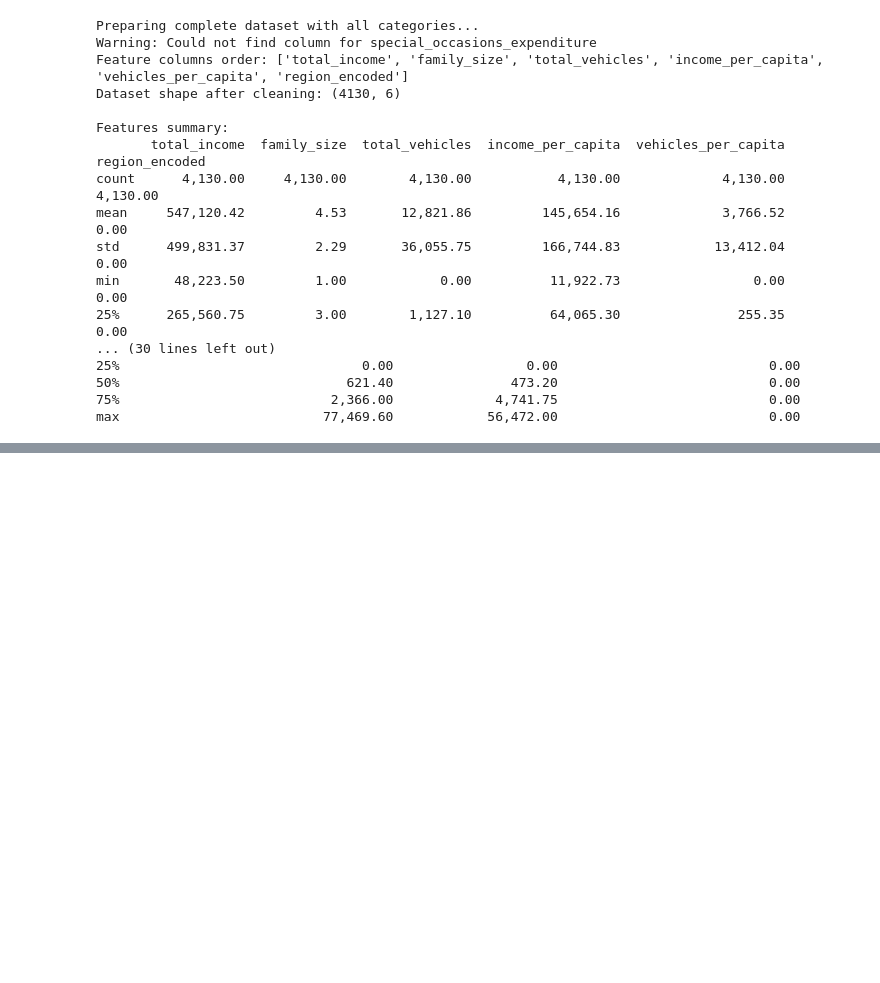
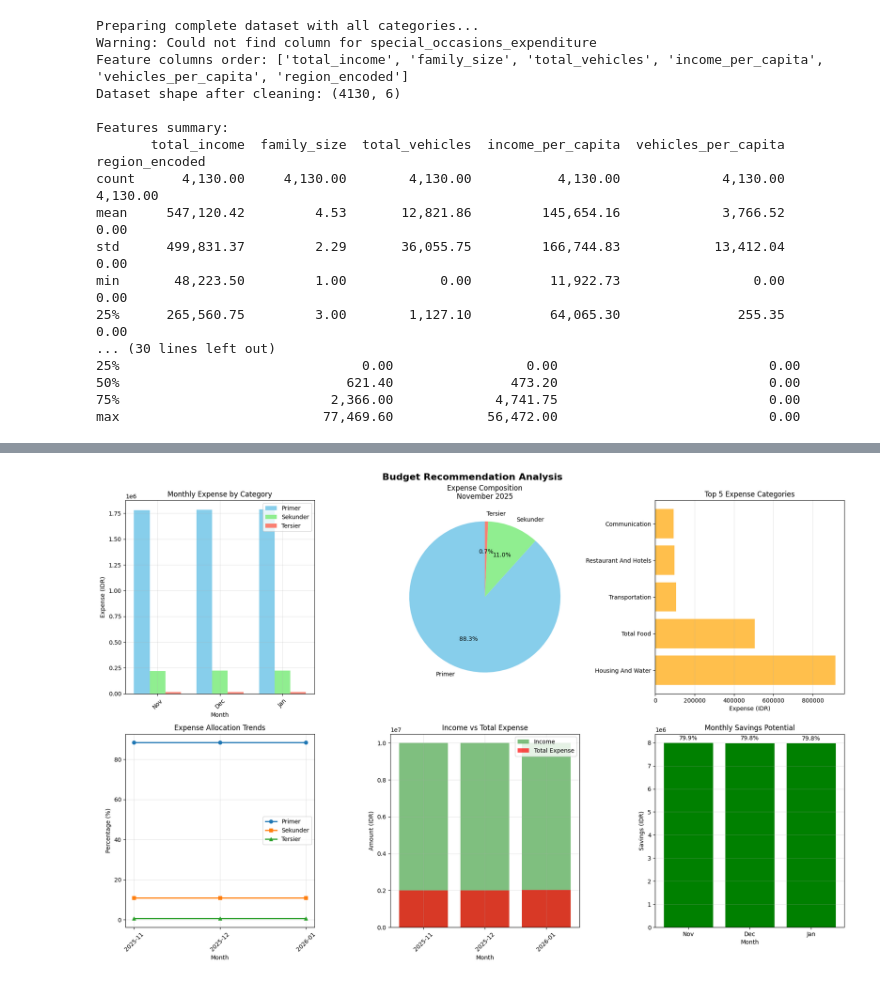
Before and after one commit to kevadamar/smart-budget-recommender, a Jupyter notebook: Capstone Dicoding EDA.ipynb, the cells around one changed output, grey strips where cells are left out. Drawn from its saved outputs; the diff is of its cells as text; code cells hidden in the pictures; blank space fills up the shorter version.

Commit message:
MOD: Adjustment API inference on mapping data and adjustment README.md

```diff
--- a/Capstone Dicoding EDA.ipynb
+++ b/Capstone Dicoding EDA.ipynb
@@ -1767,11 +1820,11 @@ def generate_budget_recommendation(
         family_size: Number of family members
         vehicles: Number of vehicles owned
         start_month: Start month in 'YYYY-MM' format (default: current month)
-        months_ahead: Number of months to project (1-3)
+        months_ahead: Number of months to project AHEAD (1-3)
         use_inflation: Whether to apply inflation adjustment
 
     Returns:
-        DataFrame with monthly budget recommendations
+        DataFrame with monthly budget recommendations for FUTURE months
     """
 
     # Validate months_ahead
@@ -1781,10 +1834,11 @@ def generate_budget_recommendation(
     if start_month is None:
         start_month = datetime.now().strftime('%Y-%m')
 
-    # Convert start_month to datetime
+    # Convert start_month to datetime (always use 1st day to avoid month-end issues)
     start_date = datetime.strptime(start_month + '-01', '%Y-%m-%d')
 
     print(f"Monthly Income: {income:,.0f} IDR | Family: {family_size} | Vehicles: {vehicles}")
+    print(f"Generating budget for {months_ahead} month(s) ahead starting from {start_month}")
 
     # Load inflation data if available
     if use_inflation and os.path.exists('bps_inflation_data.csv'):
@@ -1800,19 +1854,20 @@ def generate_budget_recommendation(
         inflation_rate = 0.21
         print(f"Using default inflation: {inflation_rate:.3f}%")
 
-    # Generate monthly projections
+    # Generate monthly projections for FUTURE months only
     recommendations = []
-    cumulative_inflation = 0
 
-    for month_offset in range(months_ahead):
-        # Calculate month date
-        current_date = start_date + timedelta(days=month_offset * 30)
+    # FIXED: Start from 1 to predict FUTURE months only
+    # If months_ahead=2 and current month is October, it will predict November and December
+    for month_offset in range(1, months_ahead + 1):
+        # Calculate month date properly using pandas DateOffset
+        # This ensures correct month progression without duplicates or skips
+        current_date = pd.to_datetime(start_date) + pd.DateOffset(months=month_offset)
         month_label = current_date.strftime('%Y-%m')
         month_name = current_date.strftime('%B %Y')
 
-        # Calculate inflation factor
-        if month_offset > 0:
-            cumulative_inflation = ((1 + inflation_rate/100) ** month_offset - 1) * 100
+        # Calculate cumulative inflation
+        cumulative_inflation = ((1 + inflation_rate/100) ** month_offset - 1) * 100
 
         # Get base prediction
         base_pred = predict_budget_optimized(
@@ -1827,16 +1882,15 @@ def generate_budget_recommendation(
         month_data = base_pred.iloc[0].copy()
 
         # Apply cumulative inflation
-        if month_offset > 0:
-            inflation_factor = (1 + inflation_rate/100) ** month_offset
-            for col in primer + sekunder + tersier:
-                month_data[col] *= inflation_factor
+        inflation_factor = (1 + inflation_rate/100) ** month_offset
+        for col in primer + sekunder + tersier:
+            month_data[col] *= inflation_factor
 
-            # Recalculate totals
-            month_data['primer_total'] = month_data[primer].sum()
-            month_data['sekunder_total'] = month_data[sekunder].sum()
-            month_data['tersier_total'] = month_data[tersier].sum()
-            month_data['total_expense'] = month_data[primer + sekunder + tersier].sum()
+        # Recalculate totals
+        month_data['primer_total'] = month_data[primer].sum()
+        month_data['sekunder_total'] = month_data[sekunder].sum()
+        month_data['tersier_total'] = month_data[tersier].sum()
+        month_data['total_expense'] = month_data[primer + sekunder + tersier].sum()
 
         # Create recommendation record
         rec = {
@@ -1846,7 +1900,8 @@ def generate_budget_recommendation(
             'family_size': family_size,
             'vehicles': vehicles,
             'cumulative_inflation_pct': cumulative_inflation,
-            'inflation_adjusted': month_offset > 0
+            'inflation_adjusted': True,  # Always True for future months
+            'month_offset': month_offset  # Track how many months ahead
         }
 
         # Add all predictions
@@ -1867,6 +1922,7 @@ def generate_budget_recommendation(
     print(f"\n=== Budget Recommendation Summary ===")
     print(f"Average Monthly Expense: {avg_total_expense:,.0f} IDR")
     print(f"Average Allocation - Primer: {avg_primer_pct:.1f}%, Sekunder: {avg_sekunder_pct:.1f}%, Tersier: {avg_tersier_pct:.1f}%")
+    print(f"Projected months: {', '.join(rec_df['month'].tolist())}")
 
     return rec_df
 
@@ -2011,22 +2067,23 @@ def export_recommendations_to_csv(recommendations, filename="budget_recommendati
     print(f"  Date range: {export_df['month'].min()} to {export_df['month'].max()}")
 
 # Example usage
-# print("=== Example: Budget Recommendation for Family ===")
-# recommendations = generate_budget_recommendation(
-#     income=10000000,  # 10 juta IDR
-#     family_size=4,
-#     vehicles=2,
-#     start_month="2025-01",
-#     months_ahead=3,
-#     use_inflation=True
-# )
-#
-# print("\nRecommendations DataFrame:")
-# print(recommendations[['month', 'income', 'total_expense', 'primer_total',
-#                       'sekunder_total', 'tersier_total']].to_string(index=False))
-#
-# # Visualize recommendations
-# visualize_budget_recommendations(recommendations)
-#
-# # Export to CSV
-# export_recommendations_to_csv(recommendations, "family_budget_recommendation.csv")
+print("=== Example: Budget Recommendation for Family ===")
+recommendations = generate_budget_recommendation(
+    income=10000000,  # 10 juta IDR
+    family_size=4,
+    vehicles=2,
+    start_month="2025-10",  # October 2025
+    months_ahead=3,  # Predict for next 2 months (November & December)
+    use_inflation=True
+)
+
+print("\nRecommendations DataFrame:")
+print(recommendations[['month', 'month_name', 'income', 'total_expense', 'primer_total',
+                      'sekunder_total', 'tersier_total']].to_string(index=False))
+
+# Visualize recommendations
+visualize_budget_recommendations(recommendations)
+
+# Export to CSV
+export_recommendations_to_csv(recommendations, "family_budget_recommendation.csv")
+# %% [output]
@@ -2032,0 +2105 @@ def export_recommendations_to_csv(recommendations, filename="budget_recommendati
+[figure, added]
```
Also changed, not shown: parts of 9 cells of this notebook, 2 other files.
